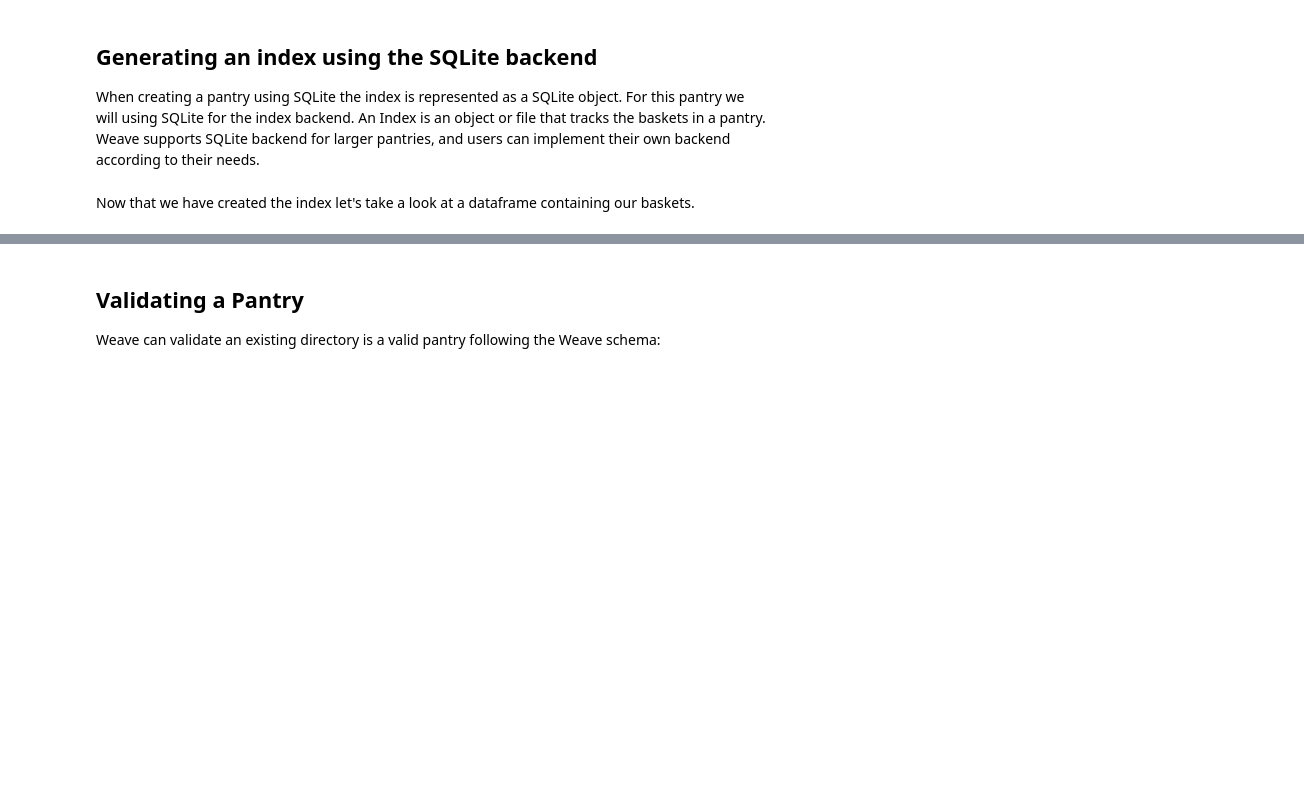
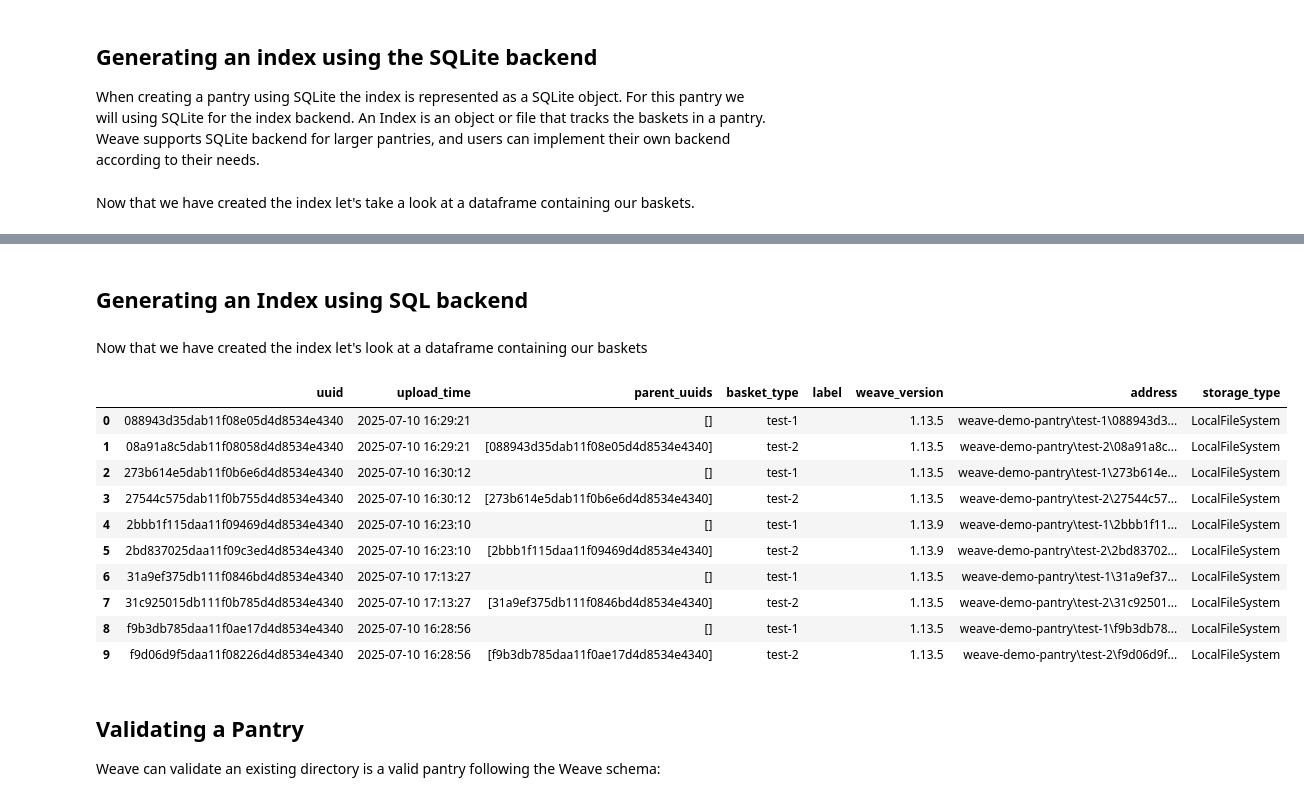
Before and after one commit to 309thEDDGE/weave, a Jupyter notebook: weave_demo.ipynb, the cells around one changed output, grey strips where cells are left out. Saved outputs shown, nothing was run; the diff lists cells and outputs as text; code cells hidden in the pictures; blank space fills up the shorter version.

```diff
--- a/weave_demo.ipynb
+++ b/weave_demo.ipynb
@@ -168,3 +172,25 @@ pantry2_df
+# %% [markdown]
+## Generating an Index using SQL backend
+# %%
+pantry3 = Pantry(IndexSQL, pantry_path=pantry_name, file_system=local_fs)
+pantry3.index.generate_index()
+# %% [markdown]
+Now that we have created the index let's look at a dataframe containing our baskets
+# %%
+pantry3_df = pantry3.index.to_pandas_df()
+pantry3_df
+# %% [output]
+|  | uuid | upload_time | parent_uuids | basket_type | label | weave_version | address | storage_type |
+| 0 | 088943d35dab11f08e05d4d8534e4340 | 2025-07-10 16:29:21 | [] | test-1 |  | 1.13.5 | weave-demo-pantry\test-1\088943d3... | LocalFileSystem |
+| 1 | 08a91a8c5dab11f08058d4d8534e4340 | 2025-07-10 16:29:21 | [088943d35dab11f08e05d4d8534e4340] | test-2 |  | 1.13.5 | weave-demo-pantry\test-2\08a91a8c... | LocalFileSystem |
+| 2 | 273b614e5dab11f0b6e6d4d8534e4340 | 2025-07-10 16:30:12 | [] | test-1 |  | 1.13.5 | weave-demo-pantry\test-1\273b614e... | LocalFileSystem |
+| 3 | 27544c575dab11f0b755d4d8534e4340 | 2025-07-10 16:30:12 | [273b614e5dab11f0b6e6d4d8534e4340] | test-2 |  | 1.13.5 | weave-demo-pantry\test-2\27544c57... | LocalFileSystem |
+| 4 | 2bbb1f115daa11f09469d4d8534e4340 | 2025-07-10 16:23:10 | [] | test-1 |  | 1.13.9 | weave-demo-pantry\test-1\2bbb1f11... | LocalFileSystem |
+| 5 | 2bd837025daa11f09c3ed4d8534e4340 | 2025-07-10 16:23:10 | [2bbb1f115daa11f09469d4d8534e4340] | test-2 |  | 1.13.9 | weave-demo-pantry\test-2\2bd83702... | LocalFileSystem |
+| 6 | 31a9ef375db111f0846bd4d8534e4340 | 2025-07-10 17:13:27 | [] | test-1 |  | 1.13.5 | weave-demo-pantry\test-1\31a9ef37... | LocalFileSystem |
+| 7 | 31c925015db111f0b785d4d8534e4340 | 2025-07-10 17:13:27 | [31a9ef375db111f0846bd4d8534e4340] | test-2 |  | 1.13.5 | weave-demo-pantry\test-2\31c92501... | LocalFileSystem |
+| 8 | f9b3db785daa11f0ae17d4d8534e4340 | 2025-07-10 16:28:56 | [] | test-1 |  | 1.13.5 | weave-demo-pantry\test-1\f9b3db78... | LocalFileSystem |
+| 9 | f9d06d9f5daa11f08226d4d8534e4340 | 2025-07-10 16:28:56 | [f9b3db785daa11f0ae17d4d8534e4340] | test-2 |  | 1.13.5 | weave-demo-pantry\test-2\f9d06d9f... | LocalFileSystem |
 # %% [markdown]
 ## Validating a Pantry
 
```
Also changed, not shown: parts of 13 cells of this notebook, 1 other file.
